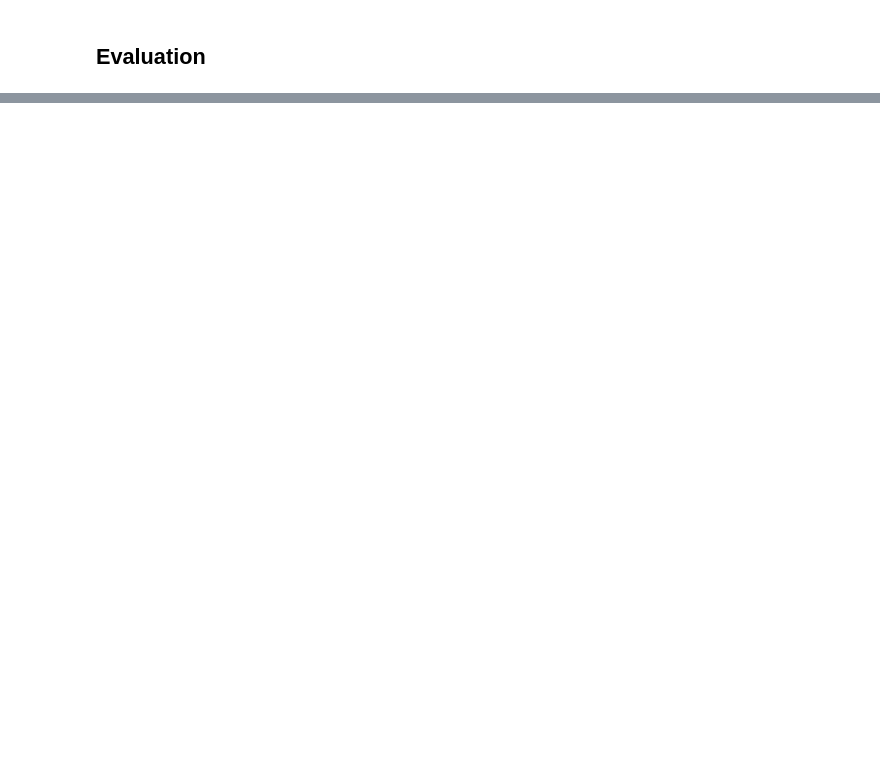
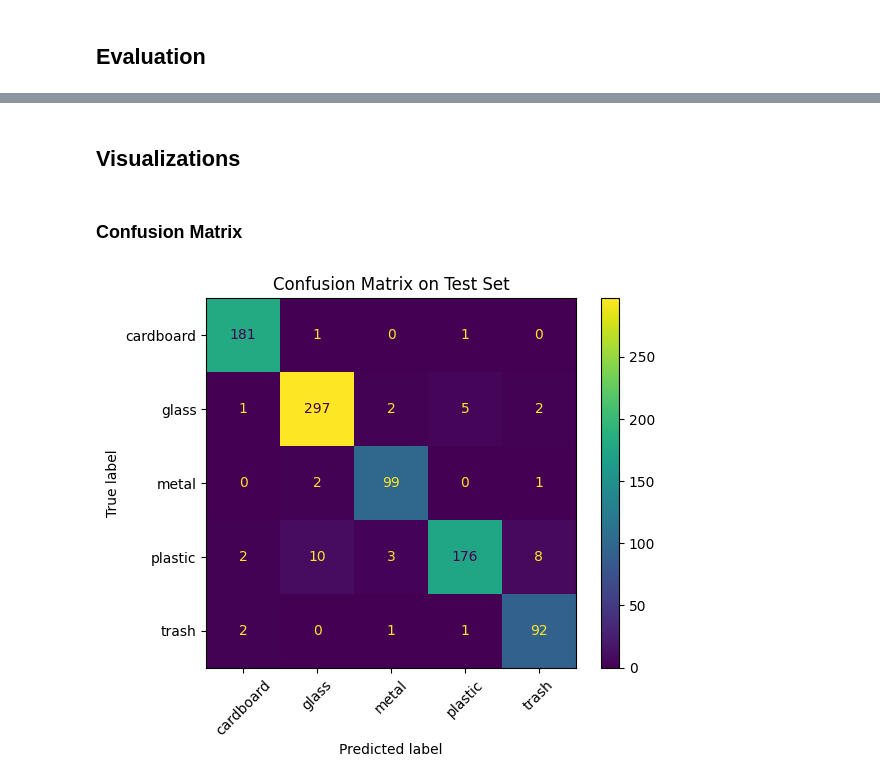
Before and after one commit to israelavendanojr/recycling-classifier, a Jupyter notebook: notebooks/02_train_model.ipynb, the cells around one changed output, grey strips where cells are left out. Cells and saved outputs as stored; diff of their text form; code cells hidden in the pictures; blank space fills up the shorter version.

Commit message:
Exported Model

```diff
--- a/notebooks/02_train_model.ipynb
+++ b/notebooks/02_train_model.ipynb
@@ -158,6 +166,7 @@ for epoch in range(epochs):
 # %% [markdown]
 ### Save best model
 # %%
+file = "best_model.pth"
 if 'best_model_state' in locals():
     torch.save(best_model_state, file)
     print(f"Best model saved manually to {file}")
@@ -192,0 +204,24 @@ print(f"Test Loss: {avg_test_loss:.4f} | Test Accuracy: {test_accuracy:.2f}%")
+# %% [markdown]
+## Visualizations
+# %% [markdown]
+### Confusion Matrix
+# %%
+all_preds = []
+all_labels = []
+
+with torch.no_grad():
+    for images, labels in test_loader:
+        images = images.to(device)
+        outputs = model(images)
+        _, predicted = torch.max(outputs, 1)
+
+        all_preds.extend(predicted.cpu().numpy())
+        all_labels.extend(labels.numpy())
+
+cm = confusion_matrix(all_labels, all_preds)
+disp = ConfusionMatrixDisplay(confusion_matrix=cm, display_labels=class_names)
+disp.plot(xticks_rotation=45)
+plt.title("Confusion Matrix on Test Set")
+plt.show()
+# %% [output]
+[figure, added]
```
Also changed, not shown: parts of 6 cells of this notebook, 4 other files.
